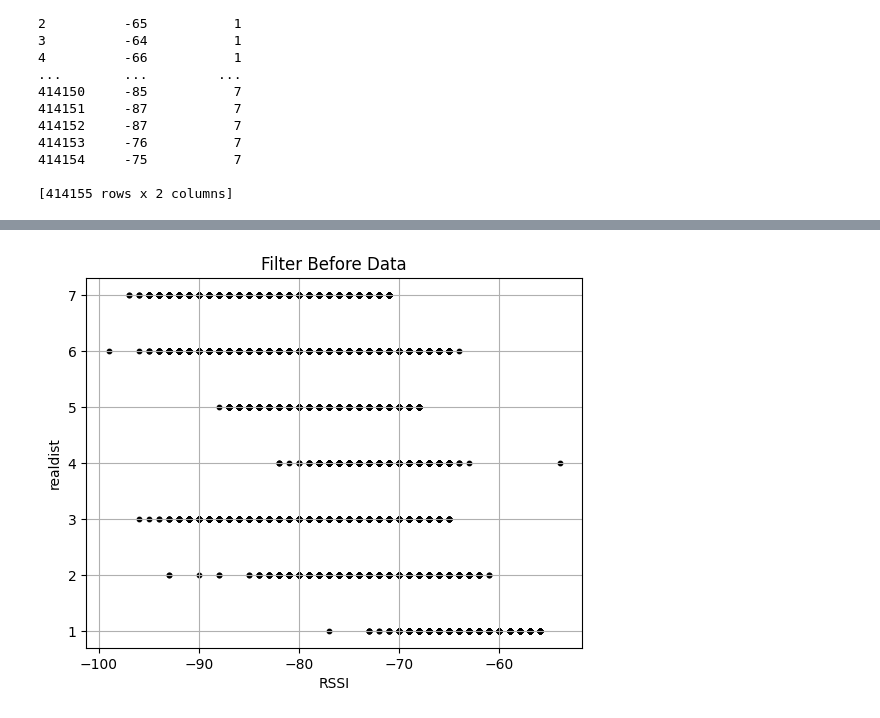
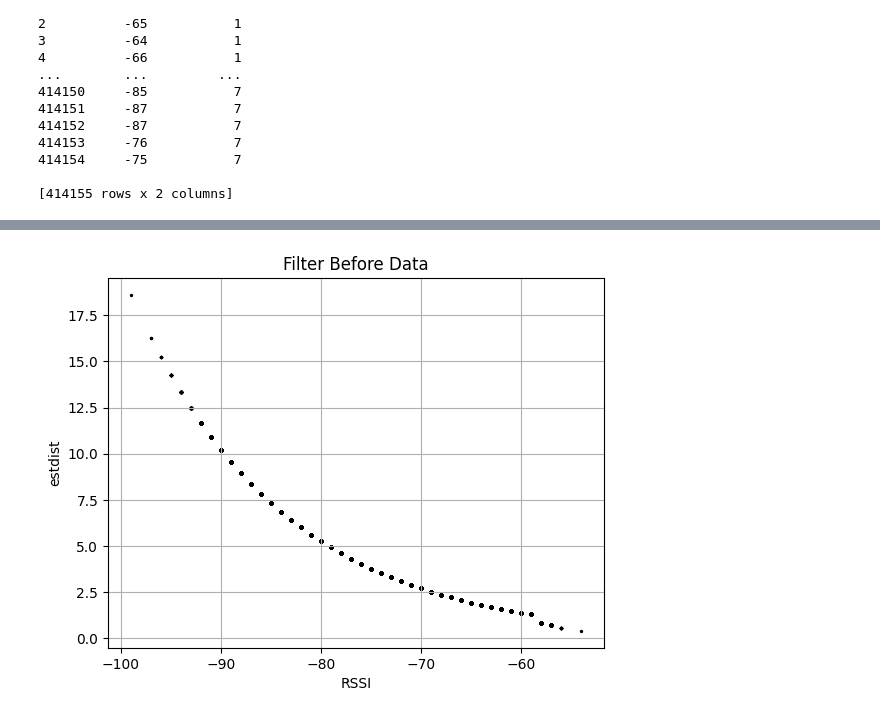
Before and after one commit to sanchaehwa/RSSI_Speed_Estimation, a Jupyter notebook: data_preprocessing.ipynb, the cells around one changed output, grey strips where cells are left out. Cells and saved outputs as stored; diff of their text form; code cells hidden in the pictures.

Commit message:
선형회귀하고 RSSI 그래프 다시 구함

```diff
--- a/data_preprocessing.ipynb
+++ b/data_preprocessing.ipynb
@@ -257,9 +356,9 @@ t_realdist = pd.DataFrame(final_data['t_realdist'])
 # %%
-plt.scatter(t_rssi, t_realdist.values.reshape(-1,1), color='k', s=10)
+plt.scatter(t_rssi, t_estdist.values.reshape(-1,1), color='k', s=2)
 plt.title('Filter Before Data')
 plt.xlabel('RSSI')
-plt.ylabel('realdist')
+plt.ylabel('estdist')
 plt.grid(True)
 plt.show()
 # %% [output]
-[figure, old version]
+[figure, new version]
```
Also changed, not shown: parts of 8 cells of this notebook, 2 other files.
